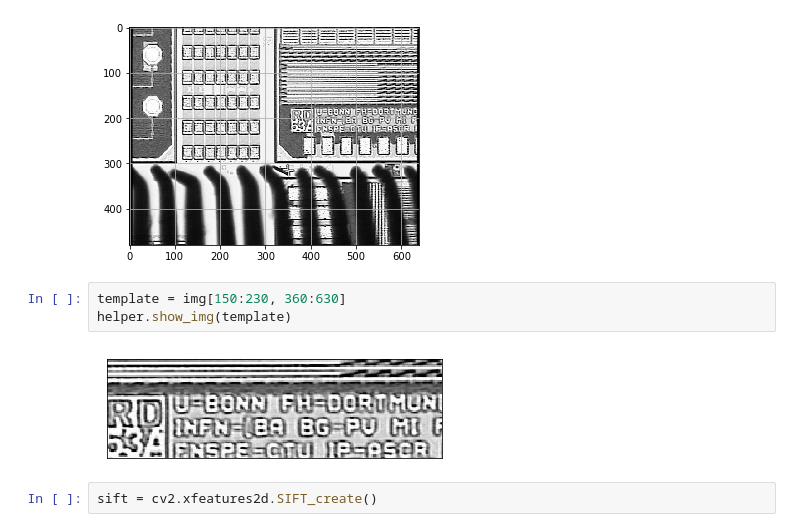
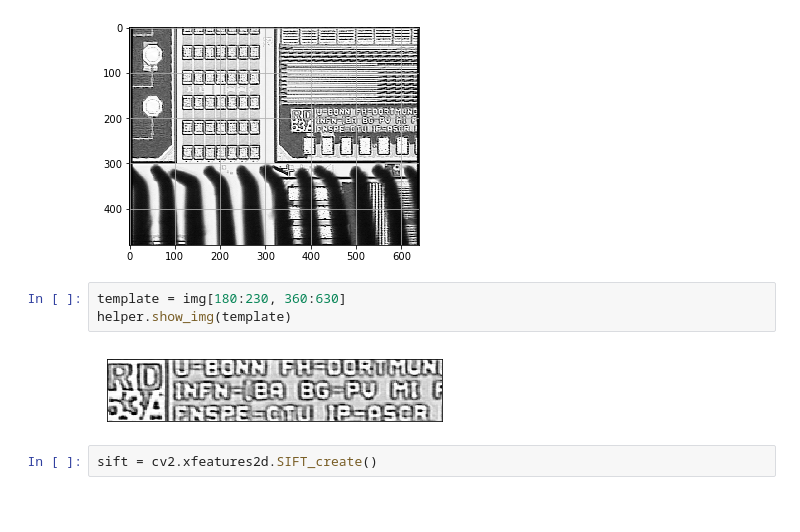
Before and after one commit to luciotruaisch/labRemote, a Jupyter notebook: image_process/jupyter/SIFT Wafer.ipynb, the cells around one changed output. Saved outputs shown, nothing was run; the diff lists cells and outputs as text; blank space fills up the shorter version.

```diff
--- a/image_process/jupyter/SIFT Wafer.ipynb
+++ b/image_process/jupyter/SIFT Wafer.ipynb
@@ -18,10 +18,10 @@ plt.show()
 # %% [output]
 [figure]
 # %%
-template = img[150:230, 360:630]
+template = img[180:230, 360:630]
 helper.show_img(template)
 # %% [output]
-[figure, old version]
+[figure, new version]
 # %%
 sift = cv2.xfeatures2d.SIFT_create()
 # %%
```
Also changed, not shown: parts of 6 cells of this notebook, 5 other files.
